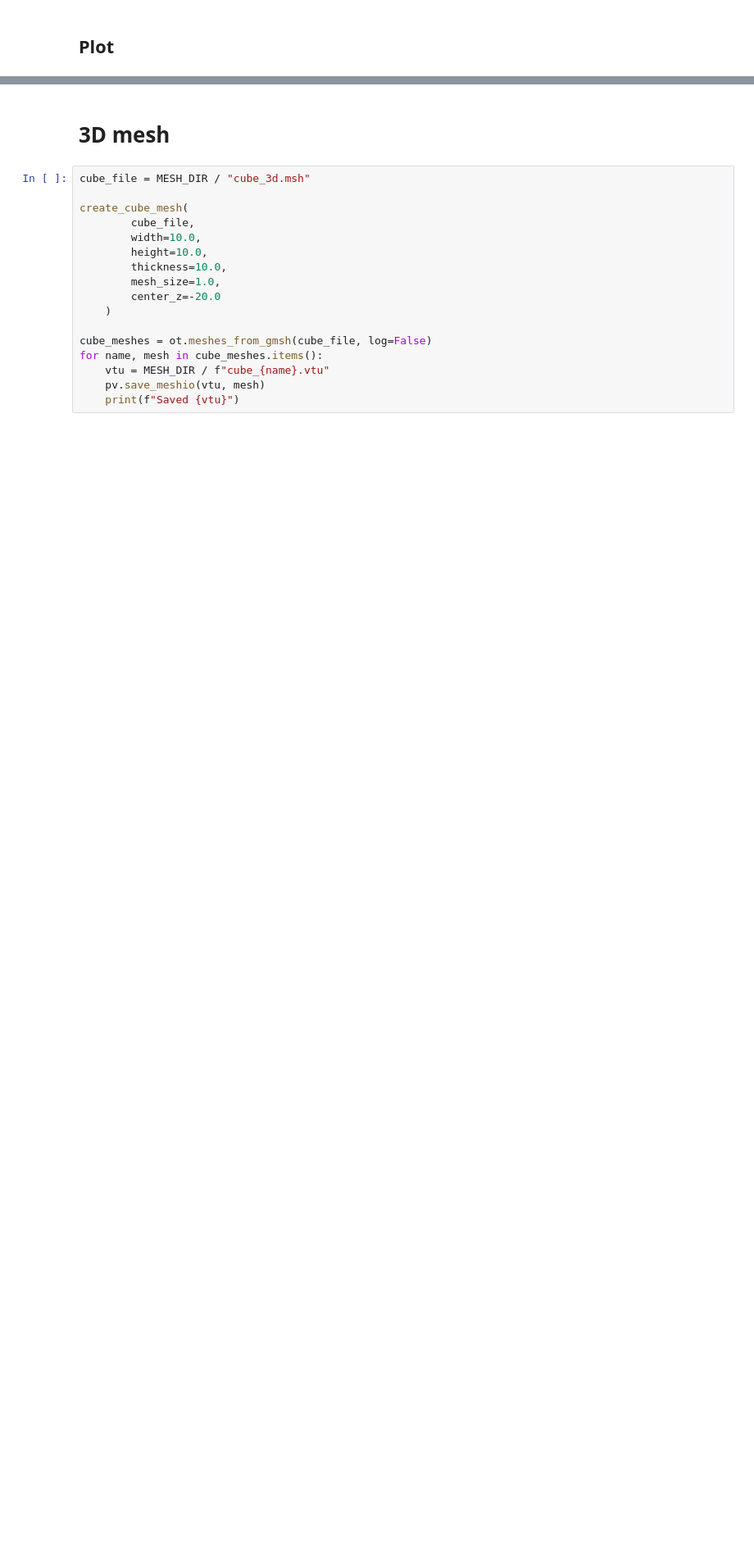
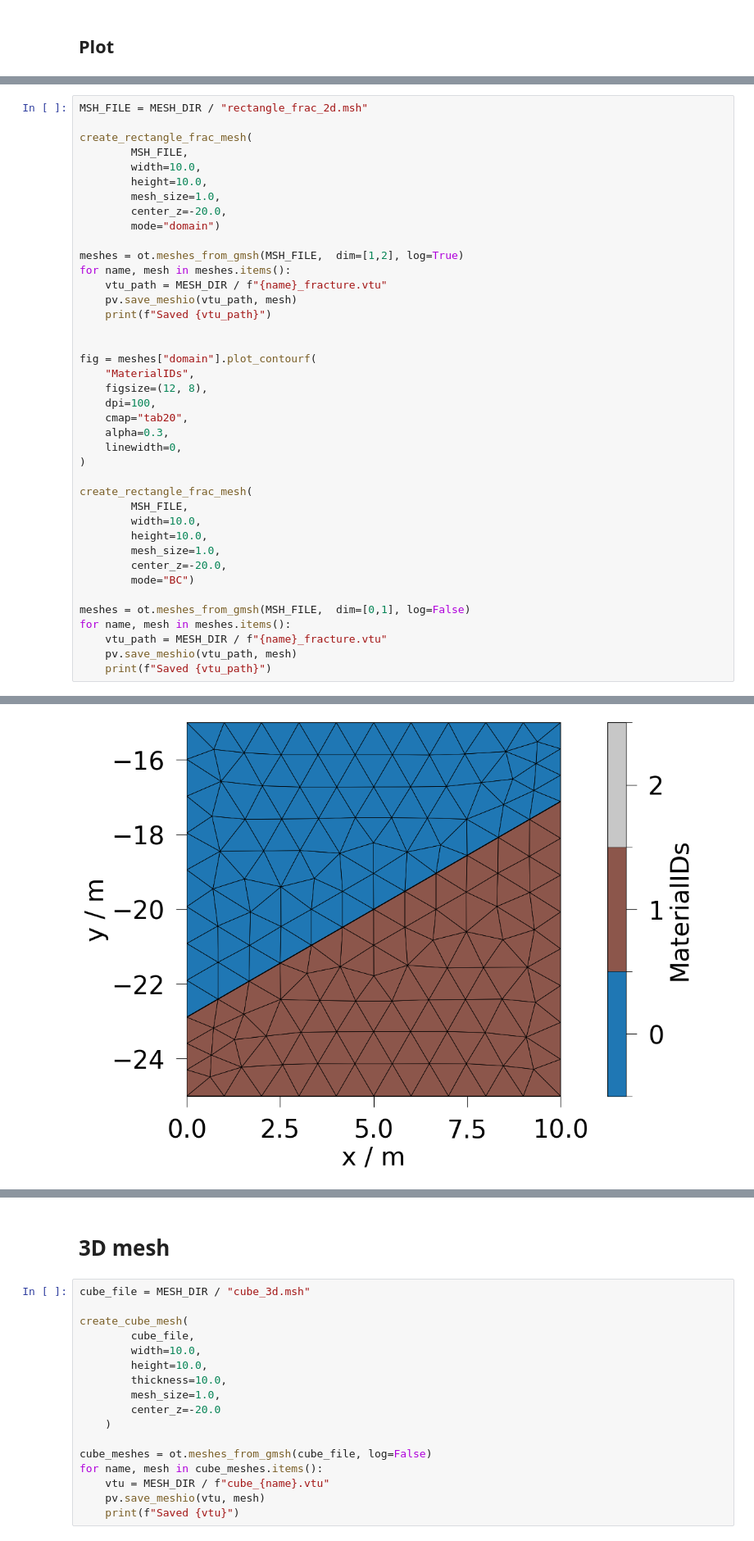
Before and after one commit to MostafaMollaali/Getting_started_OGS, a Jupyter notebook: Getting_started_OGS.ipynb, the cells around one changed output, grey strips where cells are left out. Shown at 82% size. Drawn from its saved outputs; the diff is of its cells as text; blank space fills up the shorter version.

Commit message:
Fracture mesh and modified material ID.

```diff
--- a/Getting_started_OGS.ipynb
+++ b/Getting_started_OGS.ipynb
@@ -86,0 +88,41 @@ plt.show()
+# %%
+MSH_FILE = MESH_DIR / "rectangle_frac_2d.msh"
+
+create_rectangle_frac_mesh(
+        MSH_FILE,
+        width=10.0,
+        height=10.0,
+        mesh_size=1.0,
+        center_z=-20.0,
+        mode="domain")
+
+meshes = ot.meshes_from_gmsh(MSH_FILE,  dim=[1,2], log=True)
+for name, mesh in meshes.items():
+    vtu_path = MESH_DIR / f"{name}_fracture.vtu"
+    pv.save_meshio(vtu_path, mesh)
+    print(f"Saved {vtu_path}")
+
+
+fig = meshes["domain"].plot_contourf(
+    "MaterialIDs",
+    figsize=(12, 8),
+    dpi=100,
+    cmap="tab20",
+    alpha=0.3,
+    linewidth=0,
+)
+
+create_rectangle_frac_mesh(
+        MSH_FILE,
+        width=10.0,
+        height=10.0,
+        mesh_size=1.0,
+        center_z=-20.0,
+        mode="BC")
+
+meshes = ot.meshes_from_gmsh(MSH_FILE,  dim=[0,1], log=False)
+for name, mesh in meshes.items():
+    vtu_path = MESH_DIR / f"{name}_fracture.vtu"
+    pv.save_meshio(vtu_path, mesh)
+    print(f"Saved {vtu_path}")
+# %% [output]
@@ -86,0 +157 @@ plt.show()
+[figure, added]
```
Also changed, not shown: parts of 16 cells of this notebook, 1 other file.
